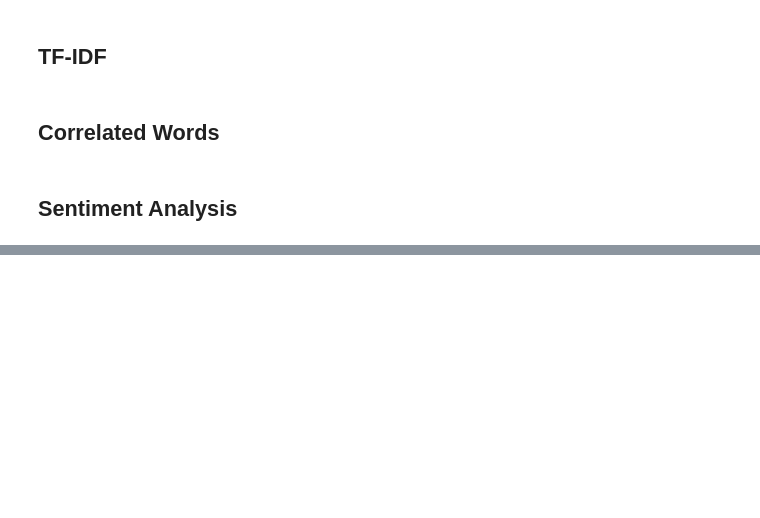
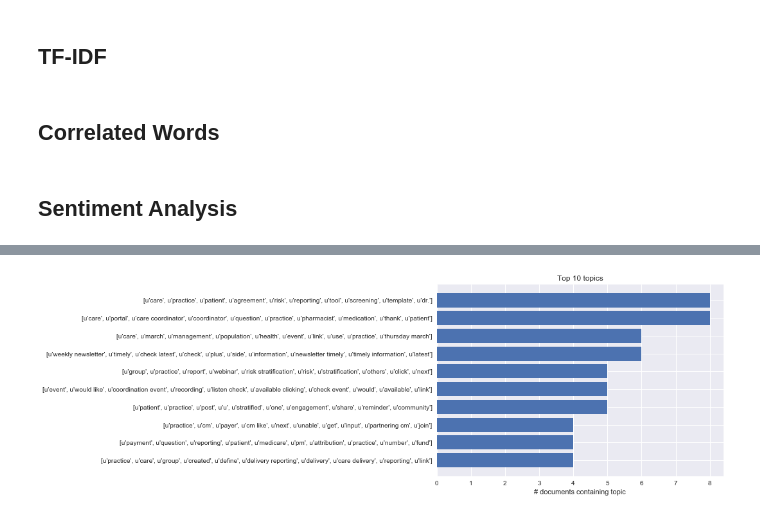
Before and after one commit to mjbrienza/Text-Analytics, a Jupyter notebook: TextAnalysis_1013.ipynb, the cells around one changed output, grey strips where cells are left out. Saved outputs shown, nothing was run; the diff lists cells and outputs as text; code cells hidden in the pictures; blank space fills up the shorter version.

```diff
--- a/TextAnalysis_1013.ipynb
+++ b/TextAnalysis_1013.ipynb
@@ -506,0 +570,33 @@ LDA Topic Modeling
+# %%
+import operator
+
+# returns DataFrame with topics and # of documents they appear in, sorted most to fewest
+def get_topic_freq(lda, corpus):
+    topic_counts = dict.fromkeys(range(k), 0)
+    for doc in corpus:
+        for topic in lda.get_document_topics(doc):
+            topic_counts[topic[0]] += 1
+    return pd.DataFrame(sorted(topic_counts.items(), key=operator.itemgetter(1), reverse=True), columns=['Topic', 'n_docs'])
+
+# plot a sorted, horizontal bar chart of top topics
+def plot_top_topics(lda, topic_freq, n):
+    plt.style.use('seaborn')
+    top = topic_freq[:n]
+    if (n>25):
+        plt.figure(figsize=(20, 22))
+        plt.rcParams.update({'font.size': 40})
+        plt.yticks(range(n), [[x[0] for x in lda.show_topic(t)] for t in top['Topic']], fontsize = 20)
+    else:
+        plt.yticks(range(n), [[x[0] for x in lda.show_topic(t)] for t in top['Topic']])
+    plt.barh(range(n), top['n_docs'])
+
+    plt.gca().invert_yaxis()
+    plt.title('Top ' + str(n) +' topics')
+    plt.xlabel('# documents containing topic')
+
+    plt.show()
+# %%
+topic_freq = get_topic_freq(lda, corpus_master)
+plot_top_topics(lda, topic_freq, 10)
+# %% [output]
+[figure, added]
```
Also changed, not shown: parts of 16 cells of this notebook.
